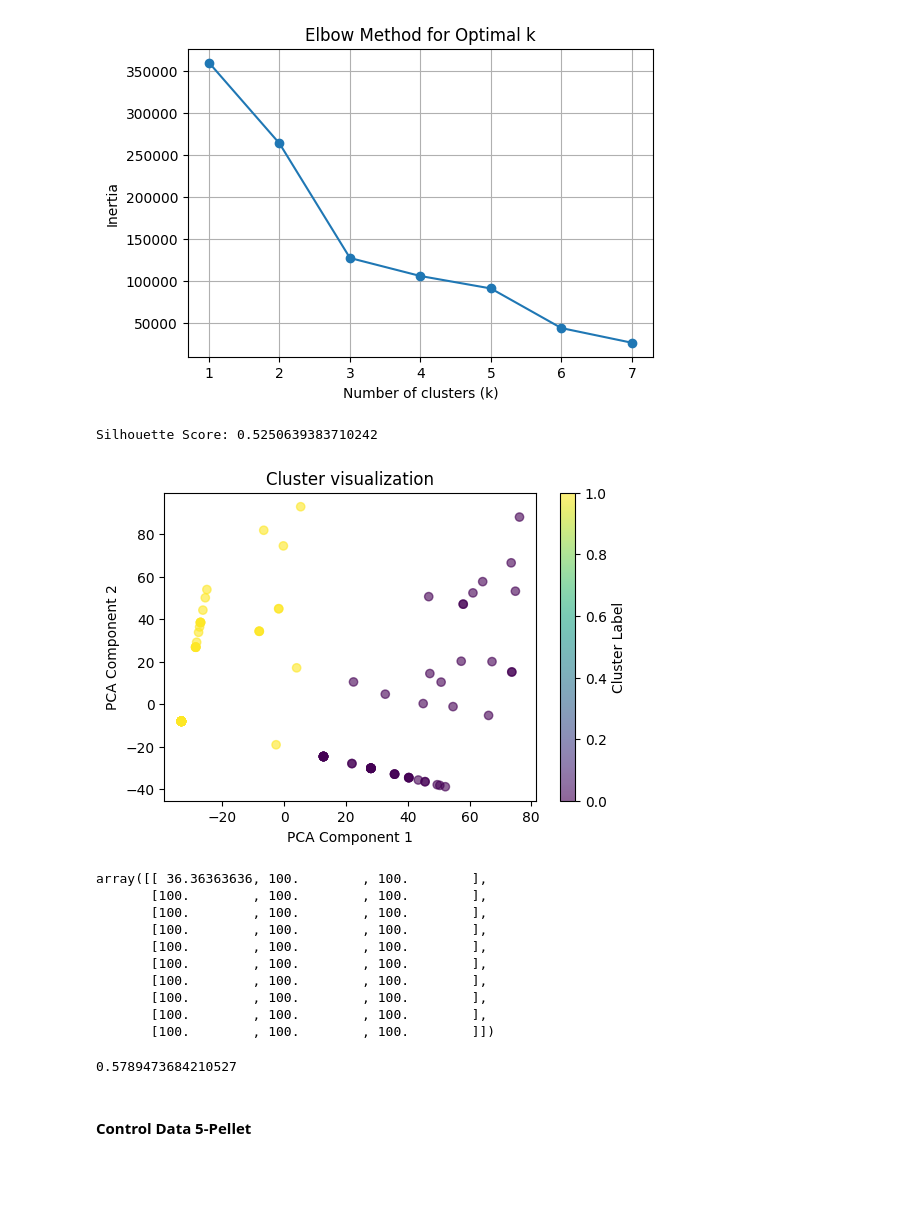
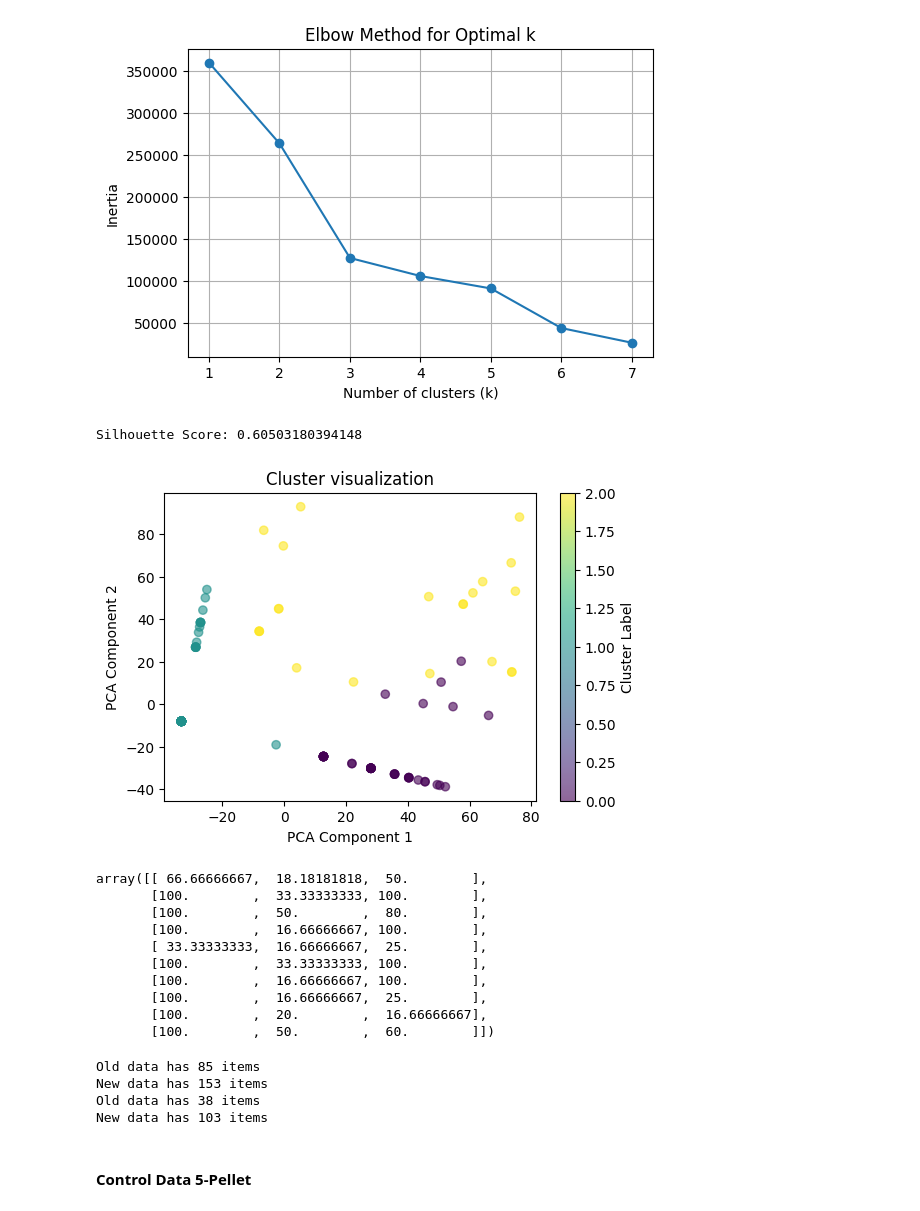
Before and after one commit to ftlabucsd/FEDUPP, a Jupyter notebook: CD1 IVSA/IVSA Rev meal_model.ipynb, the cells around one changed output. Drawn from its saved outputs; the diff is of its cells as text; code cells hidden in the pictures; blank space fills up the shorter version.

```diff
--- a/CD1 IVSA/IVSA Rev meal_model.ipynb
+++ b/CD1 IVSA/IVSA Rev meal_model.ipynb
@@ -62,27 +63,32 @@ find_k_by_elbow(ctrl_data[4])
 # %% [output]
 [figure]
 # %%
-model, meals_by_category = fit_model_single(ctrl_data[4], k=2)
+model, meals_by_category = fit_model_single(ctrl_data[4], k=3)
 # %% [output]
-Silhouette Score: 0.5250639383710242
+Silhouette Score: 0.60503180394148
-[figure, old version]
+[figure, new version]
 # %%
-meals_by_category[1][:10]
+meals_by_category[2][:10]
 # %% [output]
-array([[ 36.36363636, 100.        , 100.        ],
-       [100.        , 100.        , 100.        ],
-       [100.        , 100.        , 100.        ],
-       [100.        , 100.        , 100.        ],
-       [100.        , 100.        , 100.        ],
-       [100.        , 100.        , 100.        ],
-       [100.        , 100.        , 100.        ],
-       [100.        , 100.        , 100.        ],
-       [100.        , 100.        , 100.        ],
-       [100.        , 100.        , 100.        ]])
+array([[ 66.66666667,  18.18181818,  50.        ],
+       [100.        ,  33.33333333, 100.        ],
+       [100.        ,  50.        ,  80.        ],
+       [100.        ,  16.66666667, 100.        ],
+       [ 33.33333333,  16.66666667,  25.        ],
+       [100.        ,  33.33333333, 100.        ],
+       [100.        ,  16.66666667, 100.        ],
+       [100.        ,  16.66666667,  25.        ],
+       [100.        ,  20.        ,  16.66666667],
+       [100.        ,  50.        ,  60.        ]])
-# %%
-len(meals_by_category[1]) / len(ctrl_data[4])
-# %% [output]
-0.5789473684210527
+# %%
+new_good, new_bad = collect_meals_from_categories(meals_by_category, [1])
+update_data('./IVSA_ctrl_good.pkl', new_good)
+update_data('./IVSA_ctrl_bad.pkl', new_bad)
+# %% [output]
+Old data has 85 items
+New data has 153 items
+Old data has 38 items
+New data has 103 items
 # %% [markdown]
 #### Control Data 5-Pellet
 # %%
```
Also changed, not shown: parts of 21 cells of this notebook, 11 other files.
